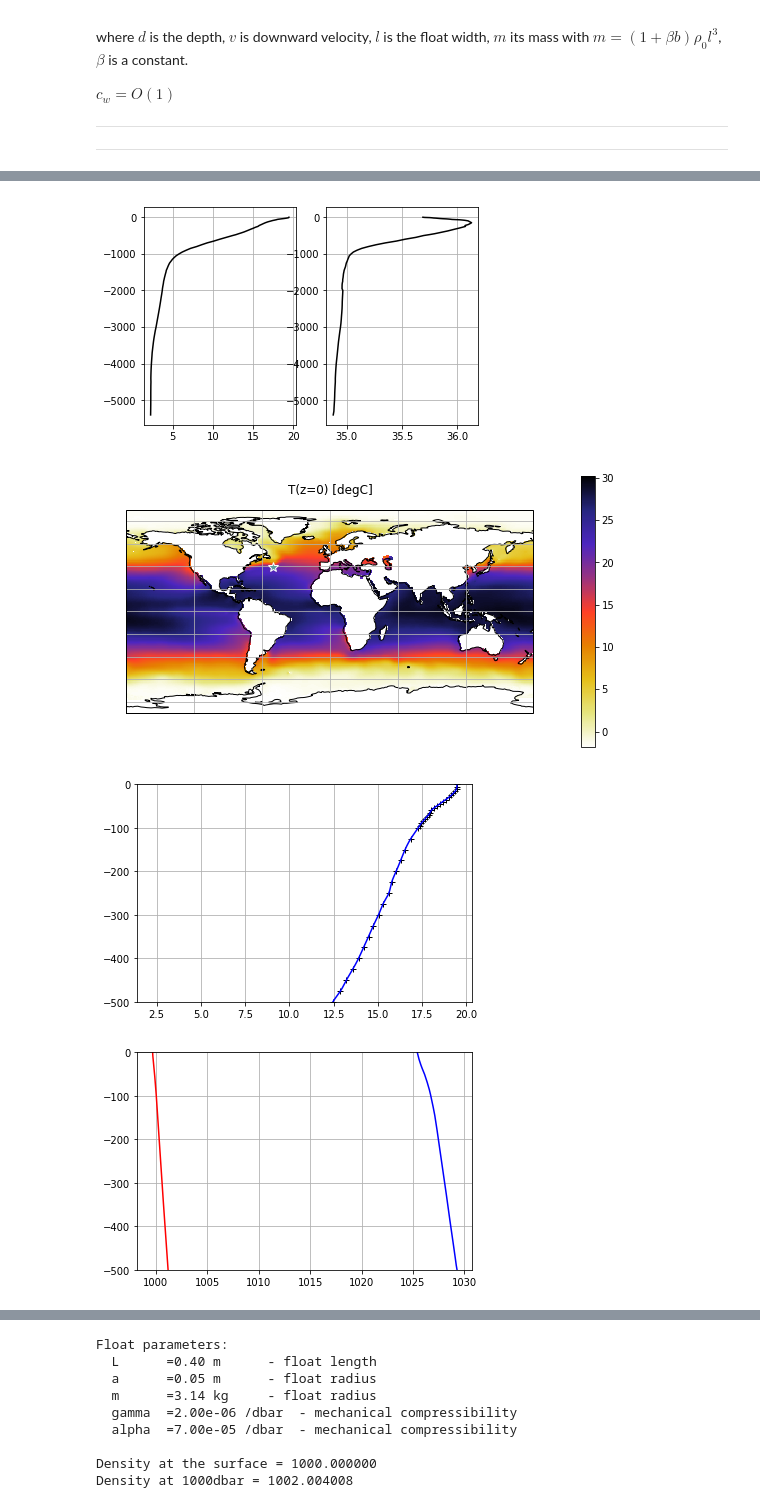
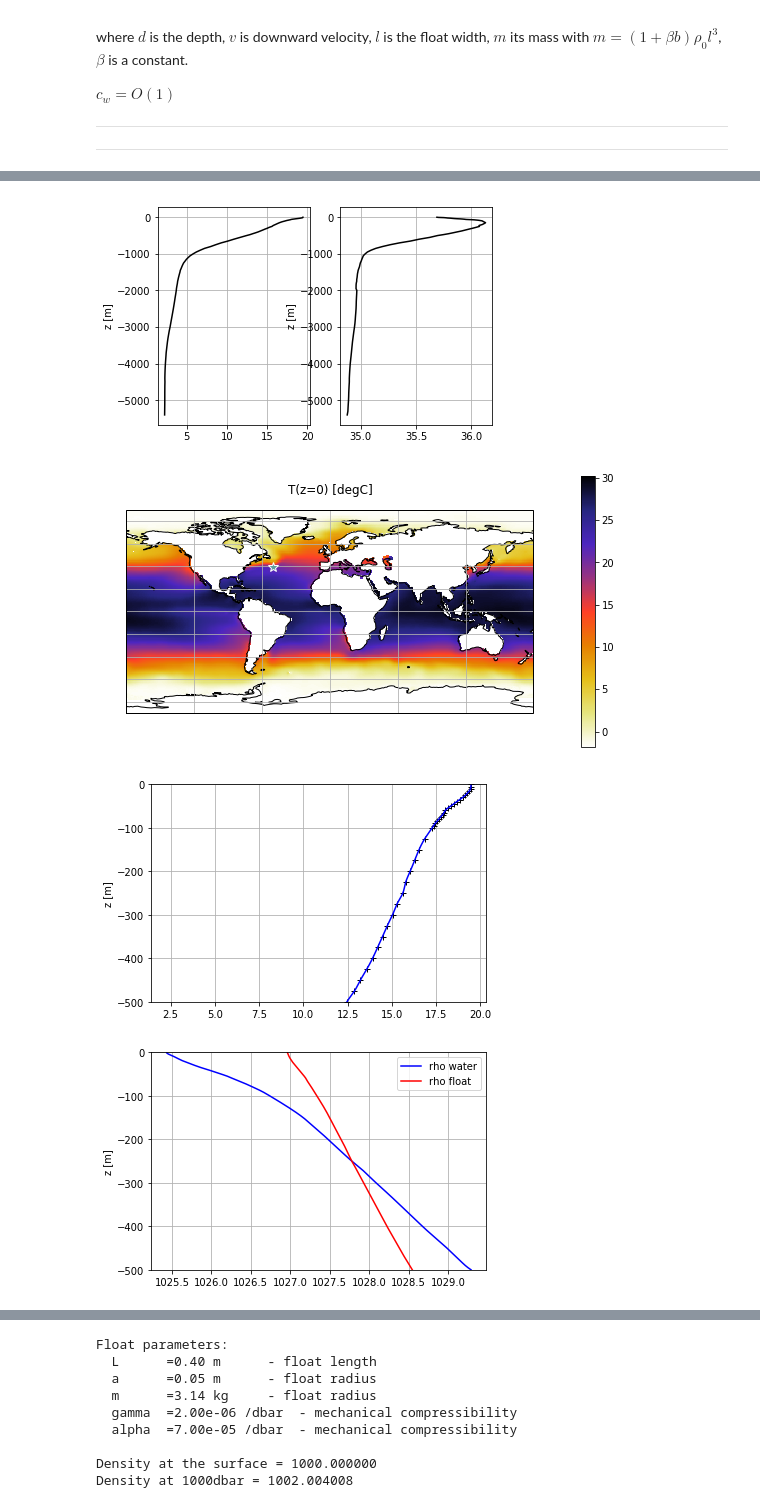
Before and after one commit to apatlpo/cognac, a Jupyter notebook: instrum/zcontrol_realistic.ipynb, the cells around one changed output, grey strips where cells are left out. Cells and saved outputs as stored; diff of their text form; code cells hidden in the pictures.

Commit message:
Implement balast calibration

```diff
--- a/instrum/zcontrol_realistic.ipynb
+++ b/instrum/zcontrol_realistic.ipynb
@@ -131,8 +132,11 @@ class afloat():
         '''
         return self.m/(self.V*(1.-self.gamma*p+self.alpha*(t-self.t0))+v)
 
-    def adjust_balast(self,z_eq,rho_eq)
-
+    def adjust_balast(self,p_eq,t_eq,rho_eq):
+        ''' Find volume that needs to be added in order to be at equilibrium
+            prescribed pressure, temperature, density
+        '''
+        v = fsolve(lambda x: rho_eq-self.rho(p_eq,t_eq,v=x),0.)
         return v
 
 
@@ -189,9 +193,11 @@ class waterp():
             strout = 'WOA water profile at lon=%.0f, lat=%.0f'%(self.lon,self.lat)
         ax = plt.subplot(121)
         ax.plot(self.t,self.z,'k')
+        ax.set_ylabel('z [m]')
         plt.grid()
         ax = plt.subplot(122)
         ax.plot(self.s,self.z,'k')
+        ax.set_ylabel('z [m]')
         plt.grid()
         return strout
 
@@ -238,25 +244,22 @@ w = waterp(lon=-50.,lat=40.)
 print(w)
 w.show_on_map()
 
-plt.figure()
-ax = plt.subplot(111)
-ax.plot(w.t,w.z,'k+')
-z=np.arange(-500.,0.,1.)
-t=w.get_t(z)
-ax.plot(t,z,'b')
-ax.set_ylim((-500,0.))
-ax.grid()
 
+# show densities
 plt.figure()
 ax = plt.subplot(111)
 z=np.arange(-500.,0.,1.)
 #
 rho_w, p, t = w.get_rho(z), w.get_p(z), w.get_t(z)
-rho_f=f.rho(p,t)
+iz = np.argmin(np.abs(z+250))
+v = f.adjust_balast(p[iz],t[iz],rho_w[iz])
+rho_f=f.rho(p,t,v=v)
 #
-ax.plot(rho_w,z,'b')
-ax.plot(rho_f,z,'r')
+ax.plot(rho_w,z,'b',label='rho water')
+ax.plot(rho_f,z,'r',label='rho float')
+ax.legend()
 ax.set_ylim((-500,0.))
+ax.set_ylabel('z [m]')
 ax.grid()
 # %% [output]
 Float parameters:
@@ -268,8 +271,8 @@ Float parameters:
 
 Density at the surface = 1000.000000
 Density at 1000dbar = 1002.004008
 WOA water profile at lon=-50, lat=40
-[figure, old version]
+[figure, new version]
 [figure]
-[figure, old version]
+[figure, new version]
-[figure, old version]
+[figure, new version]
```
Also changed, not shown: parts of 3 cells of this notebook.
